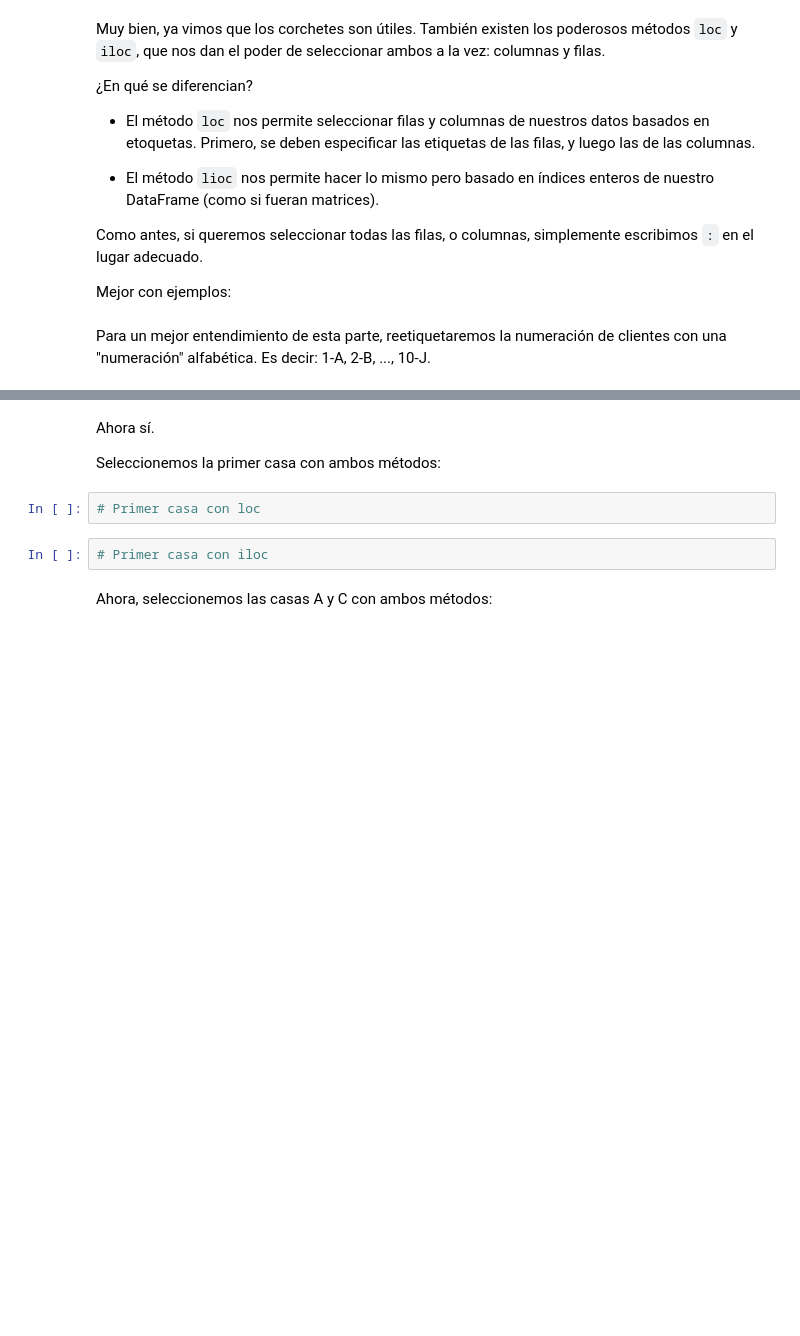
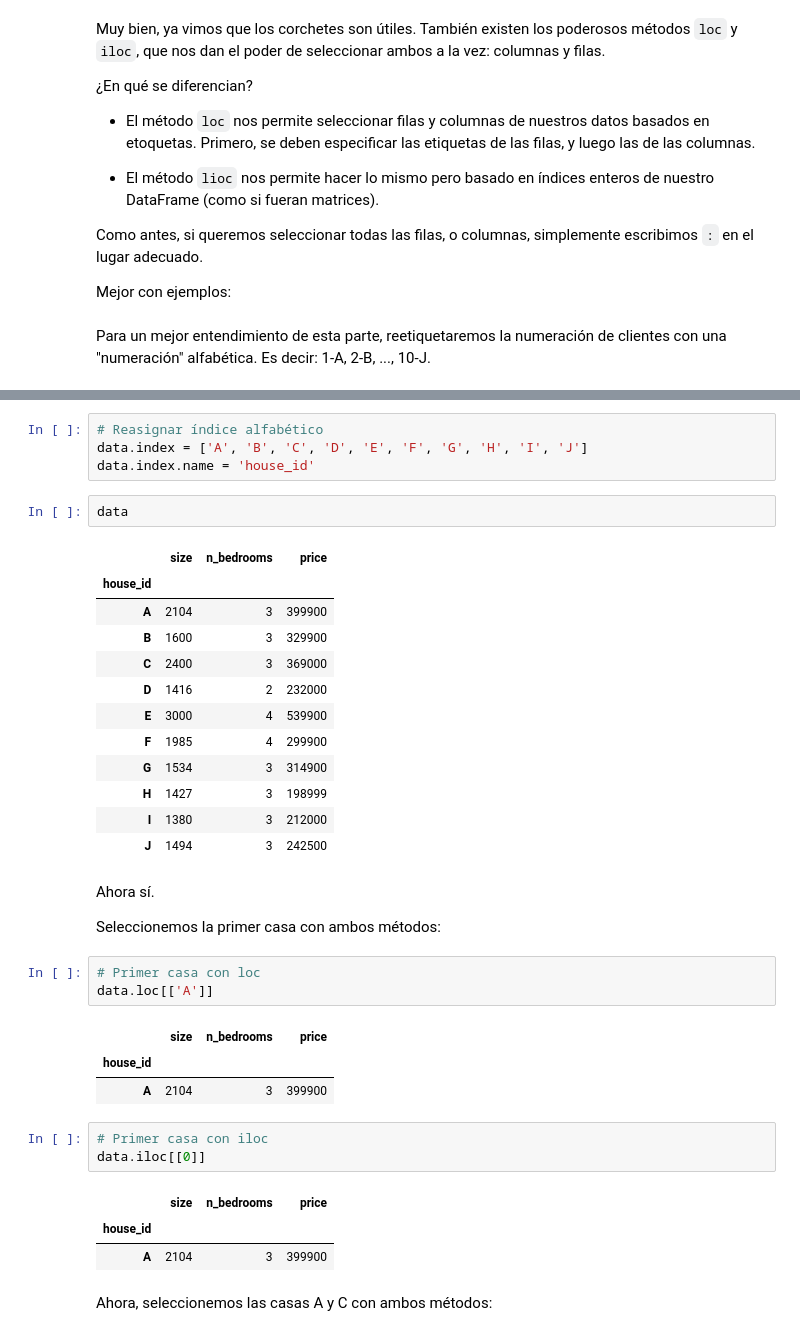
Before and after one commit to esjimenezro/pda_course, a Jupyter notebook: Sesion1/2pandas.ipynb, the cells around one changed output, grey strips where cells are left out. Cells and saved outputs as stored; diff of their text form; blank space fills up the shorter version.

```diff
--- a/Sesion1/2pandas.ipynb
+++ b/Sesion1/2pandas.ipynb
@@ -108,11 +232,40 @@ Para un mejor entendimiento de esta parte, reetiquetaremos la numeración de cli
+# %%
+# Reasignar índice alfabético
+data.index = ['A', 'B', 'C', 'D', 'E', 'F', 'G', 'H', 'I', 'J']
+data.index.name = 'house_id'
+# %%
+data
+# %% [output]
+|  | size | n_bedrooms | price |
+| house_id |  |  |  |
+| A | 2104 | 3 | 399900 |
+| B | 1600 | 3 | 329900 |
+| C | 2400 | 3 | 369000 |
+| D | 1416 | 2 | 232000 |
+| E | 3000 | 4 | 539900 |
+| F | 1985 | 4 | 299900 |
+| G | 1534 | 3 | 314900 |
+| H | 1427 | 3 | 198999 |
+| I | 1380 | 3 | 212000 |
+| J | 1494 | 3 | 242500 |
 # %% [markdown]
 Ahora sí.
 
 Seleccionemos la primer casa con ambos métodos:
 # %%
 # Primer casa con loc
+data.loc[['A']]
+# %% [output]
+|  | size | n_bedrooms | price |
+| house_id |  |  |  |
+| A | 2104 | 3 | 399900 |
 # %%
 # Primer casa con iloc
+data.iloc[[0]]
+# %% [output]
+|  | size | n_bedrooms | price |
+| house_id |  |  |  |
+| A | 2104 | 3 | 399900 |
 # %% [markdown]
 Ahora, seleccionemos las casas A y C con ambos métodos:
 # %%
```
Also changed, not shown: parts of 33 cells of this notebook, 1 other file.
